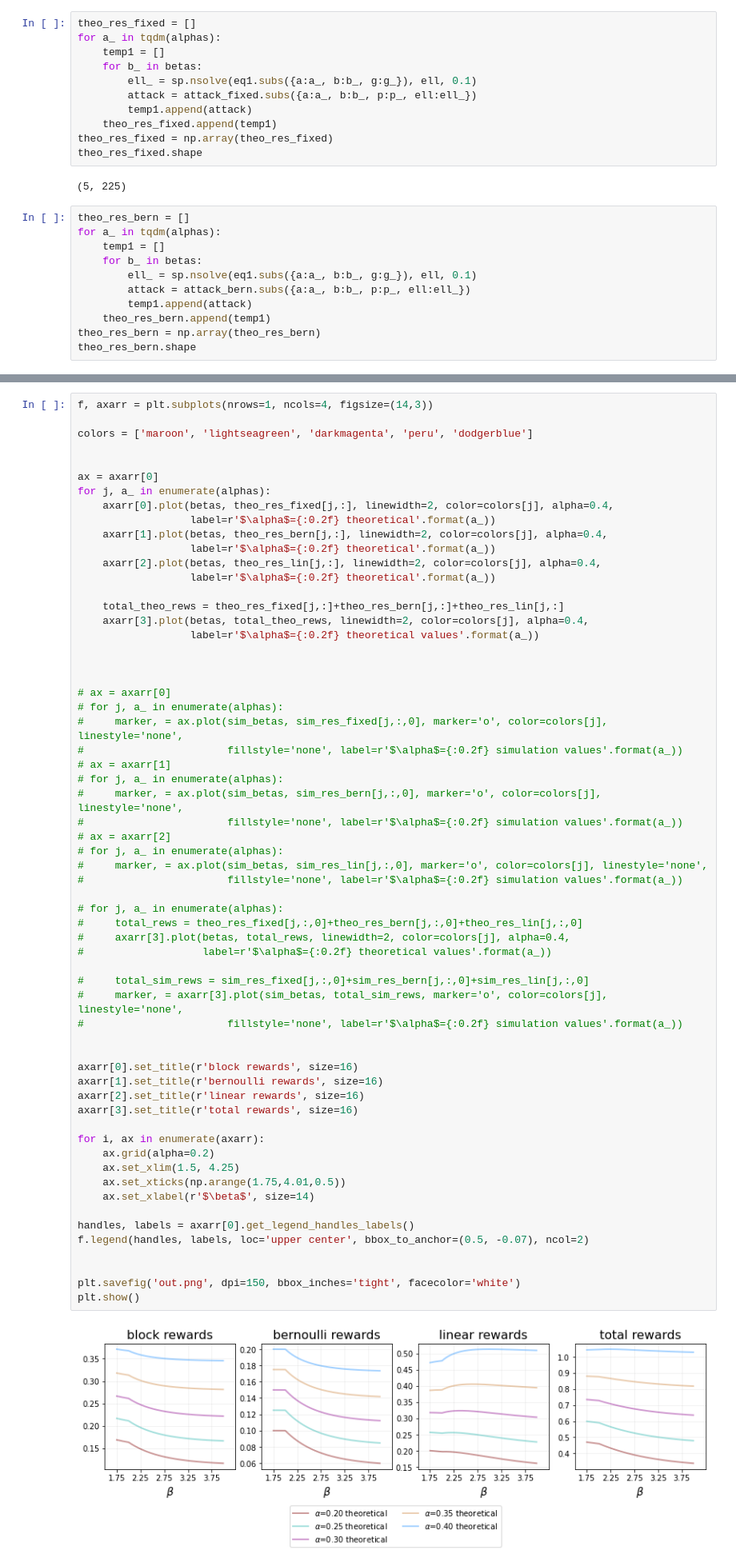
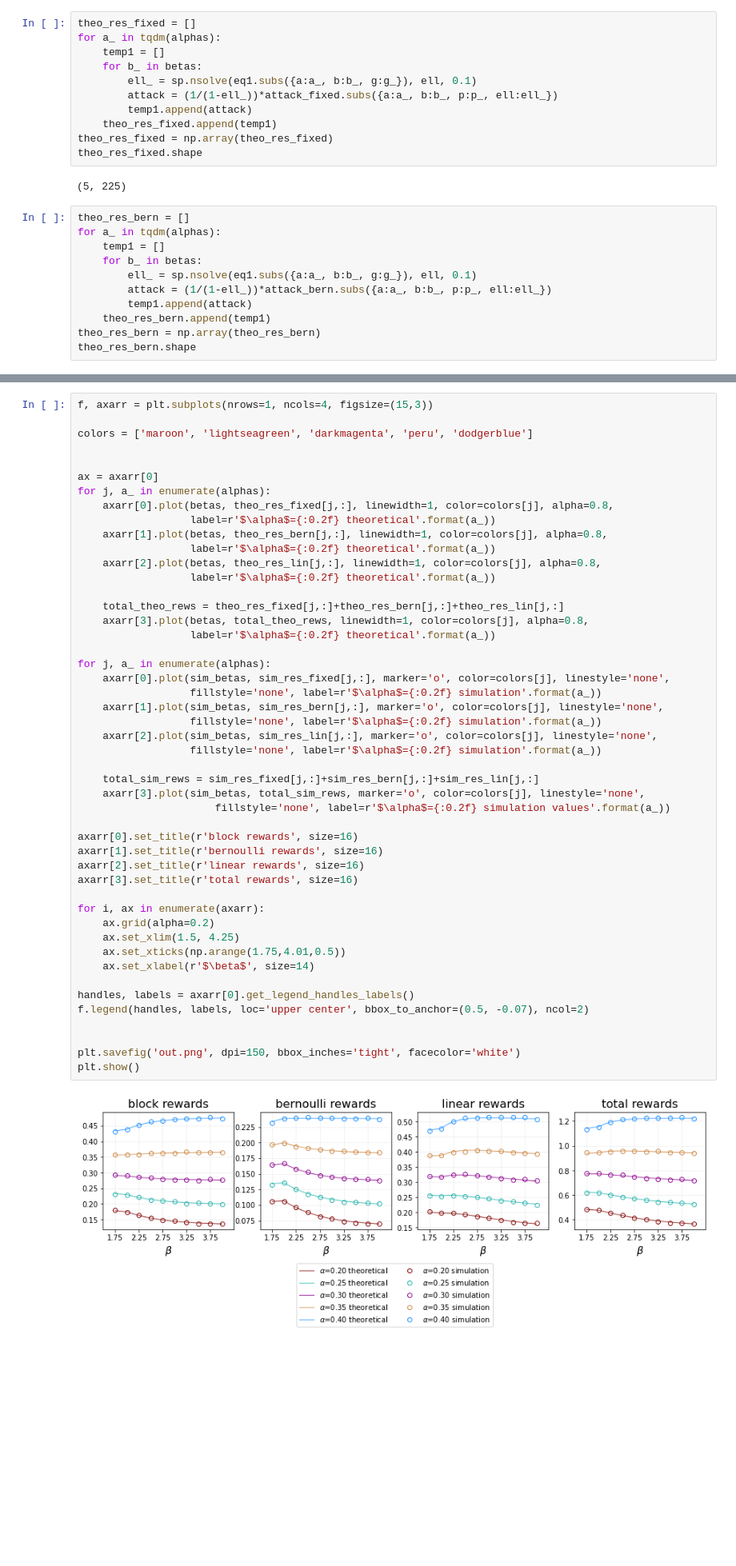
Before and after one commit to michaelneuder/opportunistic-mining, a Jupyter notebook: arxiv2.ipynb, the cells around one changed output, grey strips where cells are left out. Shown at 80% size. Saved outputs shown, nothing was run; the diff lists cells and outputs as text; blank space fills up the shorter version.

```diff
--- a/arxiv2.ipynb
+++ b/arxiv2.ipynb
@@ -1063,7 +1063,7 @@ for a_ in tqdm(alphas):
     temp1 = []
     for b_ in betas:
         ell_ = sp.nsolve(eq1.subs({a:a_, b:b_, g:g_}), ell, 0.1)
-        attack = attack_fixed.subs({a:a_, b:b_, p:p_, ell:ell_})
+        attack = (1/(1-ell_))*attack_fixed.subs({a:a_, b:b_, p:p_, ell:ell_})
         temp1.append(attack)
     theo_res_fixed.append(temp1)
 theo_res_fixed = np.array(theo_res_fixed)
@@ -1076,7 +1076,7 @@ for a_ in tqdm(alphas):
     temp1 = []
     for b_ in betas:
         ell_ = sp.nsolve(eq1.subs({a:a_, b:b_, g:g_}), ell, 0.1)
-        attack = attack_bern.subs({a:a_, b:b_, p:p_, ell:ell_})
+        attack = (1/(1-ell_))*attack_bern.subs({a:a_, b:b_, p:p_, ell:ell_})
         temp1.append(attack)
     theo_res_bern.append(temp1)
 theo_res_bern = np.array(theo_res_bern)
@@ -1097,66 +1097,53 @@ theo_res_lin.shape
 # %% [output]
 (5, 225)
 # %%
-f, axarr = plt.subplots(nrows=1, ncols=4, figsize=(14,3))
+f, axarr = plt.subplots(nrows=1, ncols=4, figsize=(15,3))
 
 colors = ['maroon', 'lightseagreen', 'darkmagenta', 'peru', 'dodgerblue']
 
 
 ax = axarr[0]
 for j, a_ in enumerate(alphas):
-    axarr[0].plot(betas, theo_res_fixed[j,:], linewidth=2, color=colors[j], alpha=0.4,
+    axarr[0].plot(betas, theo_res_fixed[j,:], linewidth=1, color=colors[j], alpha=0.8,
                   label=r'$\alpha$={:0.2f} theoretical'.format(a_))
-    axarr[1].plot(betas, theo_res_bern[j,:], linewidth=2, color=colors[j], alpha=0.4,
+    axarr[1].plot(betas, theo_res_bern[j,:], linewidth=1, color=colors[j], alpha=0.8,
                   label=r'$\alpha$={:0.2f} theoretical'.format(a_))
-    axarr[2].plot(betas, theo_res_lin[j,:], linewidth=2, color=colors[j], alpha=0.4,
+    axarr[2].plot(betas, theo_res_lin[j,:], linewidth=1, color=colors[j], alpha=0.8,
                   label=r'$\alpha$={:0.2f} theoretical'.format(a_))
 
     total_theo_rews = theo_res_fixed[j,:]+theo_res_bern[j,:]+theo_res_lin[j,:]
-    axarr[3].plot(betas, total_theo_rews, linewidth=2, color=colors[j], alpha=0.4,
-                  label=r'$\alpha$={:0.2f} theoretical values'.format(a_))
+    axarr[3].plot(betas, total_theo_rews, linewidth=1, color=colors[j], alpha=0.8,
+                  label=r'$\alpha$={:0.2f} theoretical'.format(a_))
 
+for j, a_ in enumerate(alphas):
+    axarr[0].plot(sim_betas, sim_res_fixed[j,:], marker='o', color=colors[j], linestyle='none',
+                  fillstyle='none', label=r'$\alpha$={:0.2f} simulation'.format(a_))
+    axarr[1].plot(sim_betas, sim_res_bern[j,:], marker='o', color=colors[j], linestyle='none',
+                  fillstyle='none', label=r'$\alpha$={:0.2f} simulation'.format(a_))
+    axarr[2].plot(sim_betas, sim_res_lin[j,:], marker='o', color=colors[j], linestyle='none',
+                  fillstyle='none', label=r'$\alpha$={:0.2f} simulation'.format(a_))
 
-
-# ax = axarr[0]
-# for j, a_ in enumerate(alphas):
-#     marker, = ax.plot(sim_betas, sim_res_fixed[j,:,0], marker='o', color=colors[j], linestyle='none',
-#                       fillstyle='none', label=r'$\alpha$={:0.2f} simulation values'.format(a_))
-# ax = axarr[1]
-# for j, a_ in enumerate(alphas):
-#     marker, = ax.plot(sim_betas, sim_res_bern[j,:,0], marker='o', color=colors[j], linestyle='none',
-#                       fillstyle='none', label=r'$\alpha$={:0.2f} simulation values'.format(a_))
-# ax = axarr[2]
-# for j, a_ in enumerate(alphas):
-#     marker, = ax.plot(sim_betas, sim_res_lin[j,:,0], marker='o', color=colors[j], linestyle='none',
-#                       fillstyle='none', label=r'$\alpha$={:0.2f} simulation values'.format(a_))
-
-# for j, a_ in enumerate(alphas):
-#     total_rews = theo_res_fixed[j,:,0]+theo_res_bern[j,:,0]+theo_res_lin[j,:,0]
-#     axarr[3].plot(betas, total_rews, linewidth=2, color=colors[j], alpha=0.4,
-#                   label=r'$\alpha$={:0.2f} theoretical values'.format(a_))
-
-#     total_sim_rews = sim_res_fixed[j,:,0]+sim_res_bern[j,:,0]+sim_res_lin[j,:,0]
-#     marker, = axarr[3].plot(sim_betas, total_sim_rews, marker='o', color=colors[j], linestyle='none',
-#                       fillstyle='none', label=r'$\alpha$={:0.2f} simulation values'.format(a_))
-
+    total_sim_rews = sim_res_fixed[j,:]+sim_res_bern[j,:]+sim_res_lin[j,:]
+    axarr[3].plot(sim_betas, total_sim_rews, marker='o', color=colors[j], linestyle='none',
+                      fillstyle='none', label=r'$\alpha$={:0.2f} simulation values'.format(a_))
 
 axarr[0].set_title(r'block rewards', size=16)
 axarr[1].set_title(r'bernoulli rewards', size=16)
 axarr[2].set_title(r'linear rewards', size=16)
 axarr[3].set_title(r'total rewards', size=16)
 
 for i, ax in enumerate(axarr):
     ax.grid(alpha=0.2)
     ax.set_xlim(1.5, 4.25)
     ax.set_xticks(np.arange(1.75,4.01,0.5))
     ax.set_xlabel(r'$\beta$', size=14)
 
 handles, labels = axarr[0].get_legend_handles_labels()
 f.legend(handles, labels, loc='upper center', bbox_to_anchor=(0.5, -0.07), ncol=2)
 
 
 plt.savefig('out.png', dpi=150, bbox_inches='tight', facecolor='white')
 plt.show()
 # %% [output]
-[figure, old version]
+[figure, new version]
 # %%
```
Also changed, not shown: parts of 11 cells of this notebook, 1 other file.
